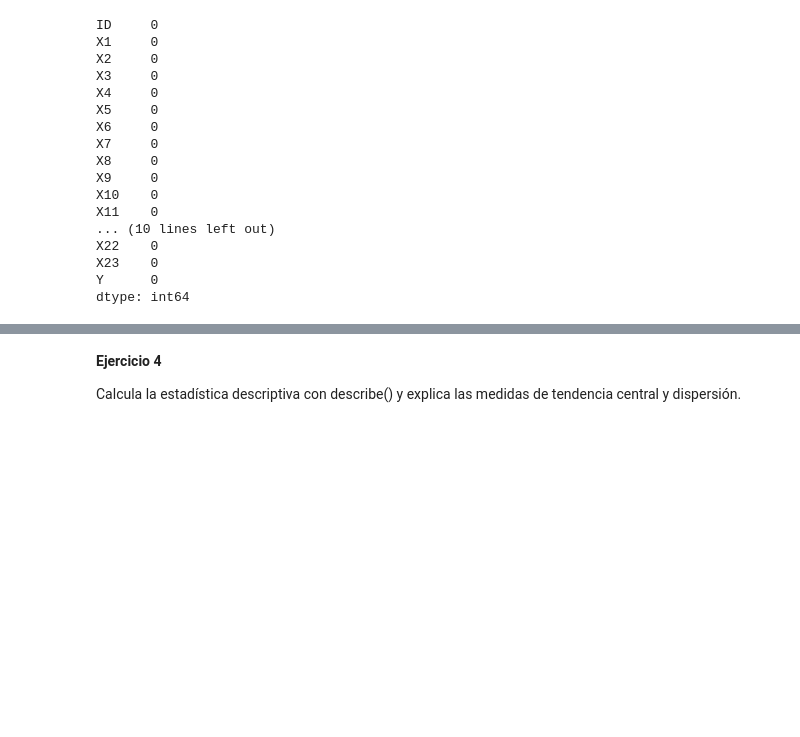
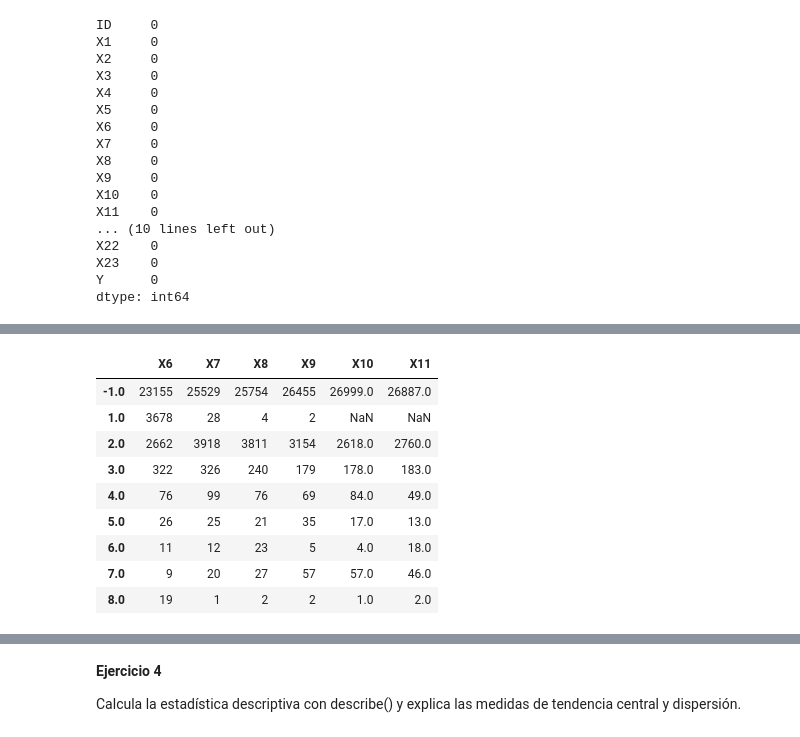
Before and after one commit to PosgradoMNA/actividades-de-aprendizaje-SinaiAvalos, a Jupyter notebook: Actividad Semanal--6.ipynb, the cells around one changed output, grey strips where cells are left out. Saved outputs shown, nothing was run; the diff lists cells and outputs as text; code cells hidden in the pictures; blank space fills up the shorter version.

```diff
--- a/Actividad Semanal--6.ipynb
+++ b/Actividad Semanal--6.ipynb
@@ -303,0 +337,15 @@ dtype: int64
+# %%
+for x in range(6, 12):
+  df_copy[f'X{x}'] = df_copy[f'X{x}'].apply(limpieza_por_sustitucion, args=(-1, [-1, 1, 2, 3, 4, 5, 6, 7, 8, 9]))
+df_copy.loc[:, 'X6': 'X11'].apply(pd.Series.value_counts)
+# %% [output]
+|  | X6 | X7 | X8 | X9 | X10 | X11 |
+| -1.0 | 23155 | 25529 | 25754 | 26455 | 26999.0 | 26887.0 |
+| 1.0 | 3678 | 28 | 4 | 2 | NaN | NaN |
+| 2.0 | 2662 | 3918 | 3811 | 3154 | 2618.0 | 2760.0 |
+| 3.0 | 322 | 326 | 240 | 179 | 178.0 | 183.0 |
+| 4.0 | 76 | 99 | 76 | 69 | 84.0 | 49.0 |
+| 5.0 | 26 | 25 | 21 | 35 | 17.0 | 13.0 |
+| 6.0 | 11 | 12 | 23 | 5 | 4.0 | 18.0 |
+| 7.0 | 9 | 20 | 27 | 57 | 57.0 | 46.0 |
+| 8.0 | 19 | 1 | 2 | 2 | 1.0 | 2.0 |
```
Also changed, not shown: parts of 24 cells of this notebook.
